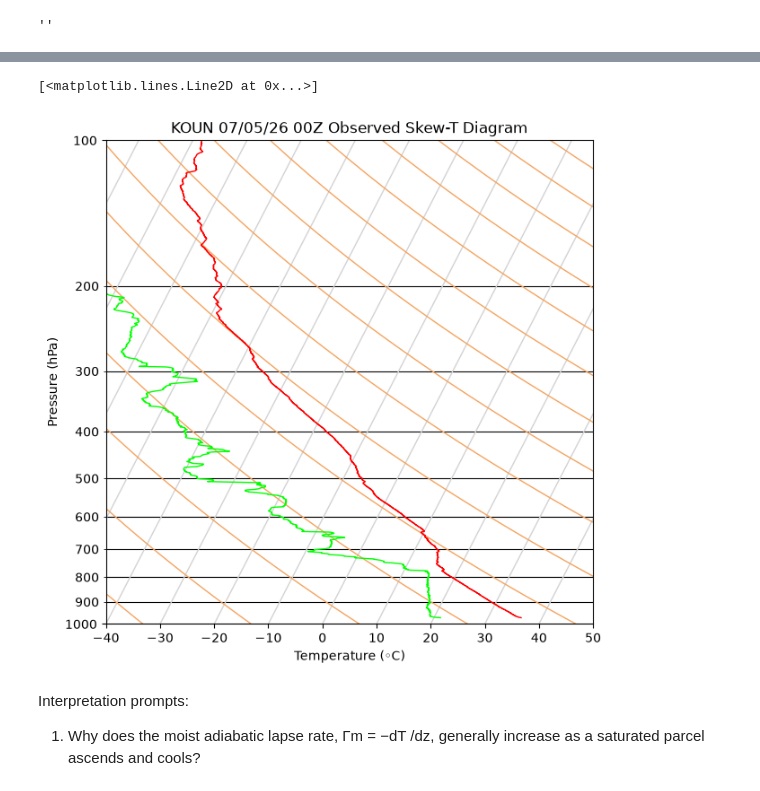
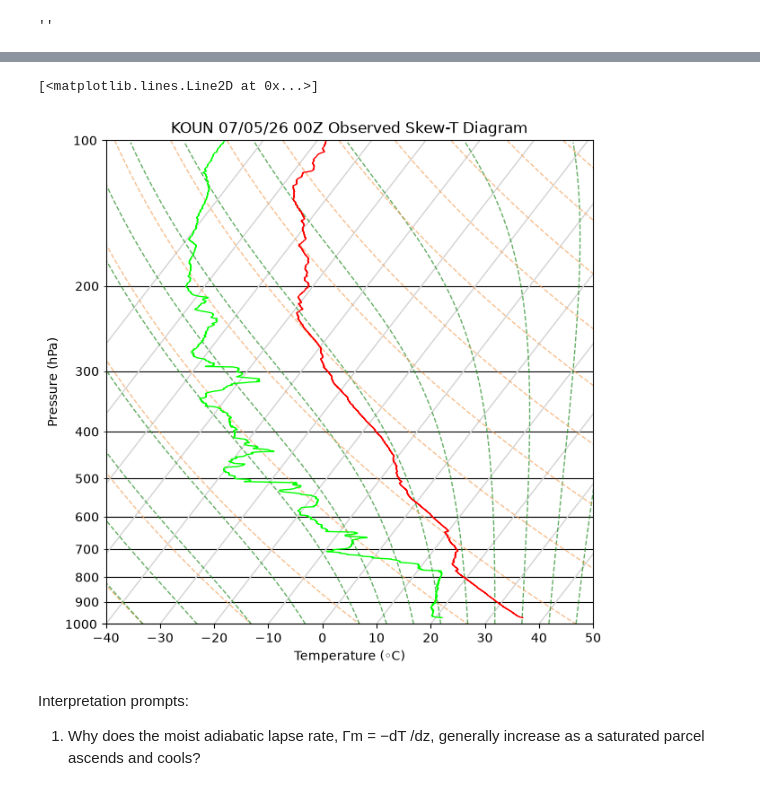
Before and after one commit to wxks/metr5003, a Jupyter notebook: lab3.ipynb, the cells around one changed output, grey strips where cells are left out. Cells and saved outputs as stored; diff of their text form; code cells hidden in the pictures.

Commit message:
Moist Adiabats yay! - Just Qs left

```diff
--- a/lab3.ipynb
+++ b/lab3.ipynb
@@ -260,7 +250,7 @@ ax.set_ylabel("Pressure (hPa)")
 
 ax.set_xlim(-40,50)
 
-def skewT(temp, pres, skew=-20): #Skews the temperature axis for a SkewT plot.
+def skewT(temp, pres, skew=-30): #Skews the temperature axis for a SkewT plot.
     #temp: temperature values (deg C)
     #pres: pressure values (hPa)
     #skew: amount of skew (default of -20)
@@ -270,36 +260,79 @@ def skewT(temp, pres, skew=-20): #Skews the temperature axis for a SkewT plot.
 temperature = np.arange(-80, 50, 10)
 pressure = np.linspace(100, 1000, 100)
 for t in temperature:
     skewed=skewT(t, pressure)
     ax.plot(skewed, pressure, color='lightgray', linestyle='-', linewidth=1)
 
 rd= 287 #J kg−1 K−1,
 cp= 1004 #J kg−1 K−1
 
 finding_const_theta= 300 # K
-d_theta= np.arange(200,600,20)
+d_theta= np.arange(200,600,5)
 
 def dry_adiabat(theta, pres, init_pres=1000):
     return theta * ((pres/init_pres)**(rd/cp))
 
+#change moist adiabat eqn to pressure coordinates -> use HB and multiple by RdT/pg
+
+def moist_adiabat(temp, pres):
+    es=6.112*(np.exp(17.67*((temp-273.15)/(temp-29.65)))) #hPa
+    rs=eps*(es/(pres-es)) #kg/kg
+    theta_z_num=1+((lv*rs)/(rd*temp))
+    theta_z_den=1+((rs*(lv**2))/(cp*rv*(temp**2)))
+    theta_z=(-g/cp)* (theta_z_num/theta_z_den)
+    theta_p= -theta_z*((rd*temp)/(pres*g))
+    return theta_p
+
+# give it a T inital and pressure inital
+# equal theta 0 values
+# how tou define the incriment
+#theta from dry adibat equation
+#dt/dp
+#
+
+#print(moist_adiabat(300))
+
+
+hi_res_p=np.arange(100,1000,1)
+hi_res_p2=np.arange(1000,100,-1)
+#print(hi_res_p2)
+
+
 for theta in d_theta:
     adi_temp= dry_adiabat(theta, pressure)
     adi_temp_sk=skewT(adi_temp-273.15, pressure)
-    ax.plot(adi_temp_sk, pressure, color='sandybrown', linestyle='-', linewidth=1)
+    adi_moist=moist_adiabat(adi_temp[-1],1000)
+
+    adi_moist_2=[]
+    adi_moist_2.append(adi_temp[-1]-273.15)
+    temp_interate=adi_temp[-1]-273.15
+    for pres in list(range(len(hi_res_p2))):
+
+        temp_interate = temp_interate-adi_moist
+        adi_moist_2.append(temp_interate)
+        adi_moist=moist_adiabat(temp_interate+273.15,hi_res_p2[pres])
+
+    adi_moist_sk=skewT(adi_moist_2[:-1],hi_res_p2)
+    if theta%4 ==0:
+        ax.plot(adi_temp_sk, pressure, color='sandybrown', linestyle='--', linewidth=1,alpha=.7)
+    if theta > 280:
+        ax.plot(adi_moist_sk, hi_res_p2, color='forestgreen', linestyle='--', linewidth=1,alpha=.7)
+    elif theta %2 ==0:
+        ax.plot(adi_moist_sk, hi_res_p2, color='forestgreen', linestyle='--', linewidth=1,alpha=.7)
 
 
 koun=pd.read_csv('2026070500-72357.csv')
 #koun
 obs_t=koun['temperature_C']
 obs_td=koun['dew point temperature_C']
 obs_p=koun['pressure_hPa']
 skewed_obs=skewT(obs_t, obs_p)
 skewed_obs_td=skewT(obs_td, obs_p)
 ax.plot(skewed_obs, obs_p, color='red', linestyle='-', linewidth=1)
 ax.plot(skewed_obs_td, obs_p, color='lime', linestyle='-', linewidth=1)
 # %% [output]
 [<matplotlib.lines.Line2D at 0x...>]
-[figure, old version]
+[figure, new version]
 # %% [markdown]
 Interpretation prompts:
 1. Why does the moist adiabatic lapse rate, Γm = −dT /dz, generally increase as a saturated parcel ascends and cools?
```
Also changed, not shown: parts of 1 cell of this notebook.
